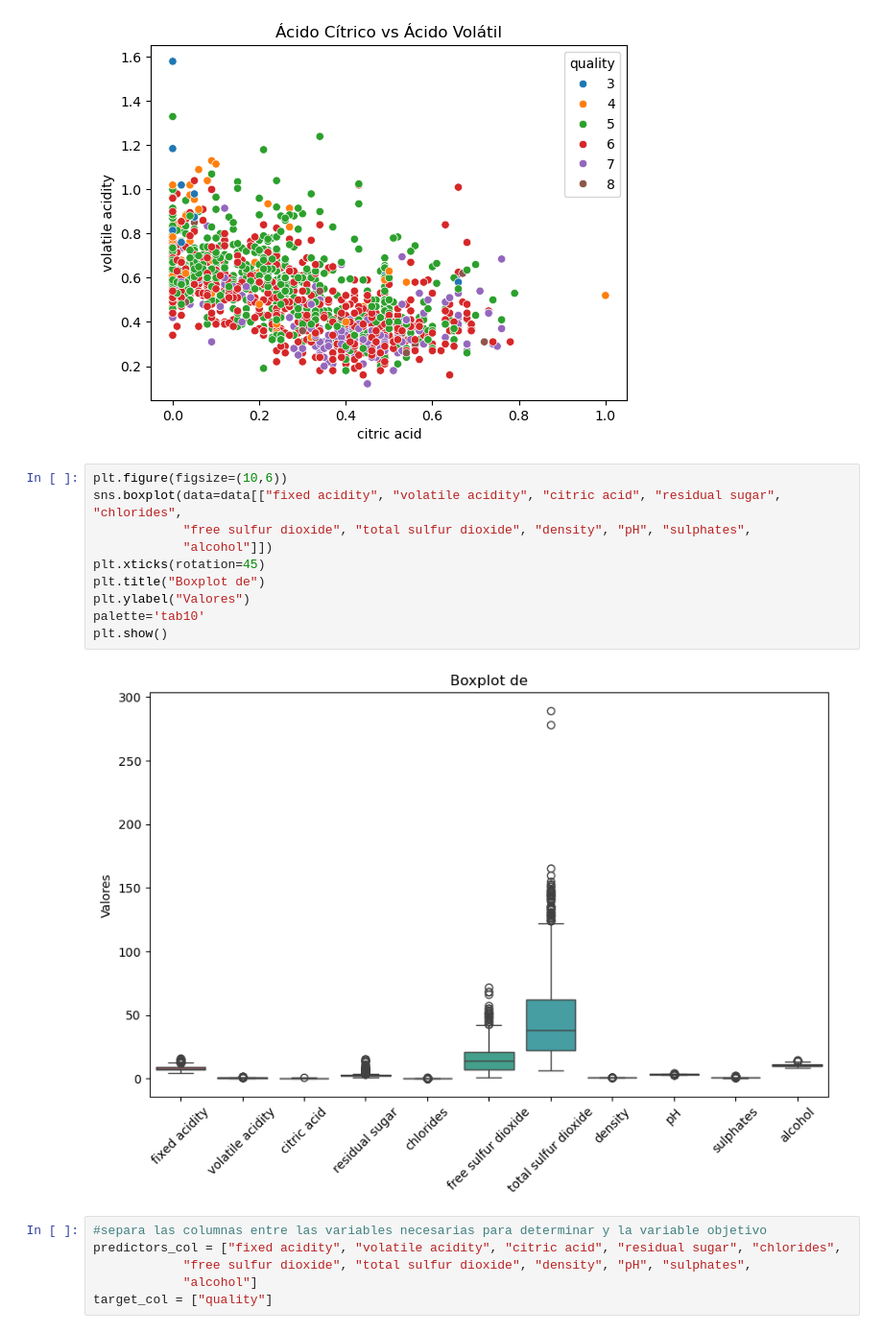
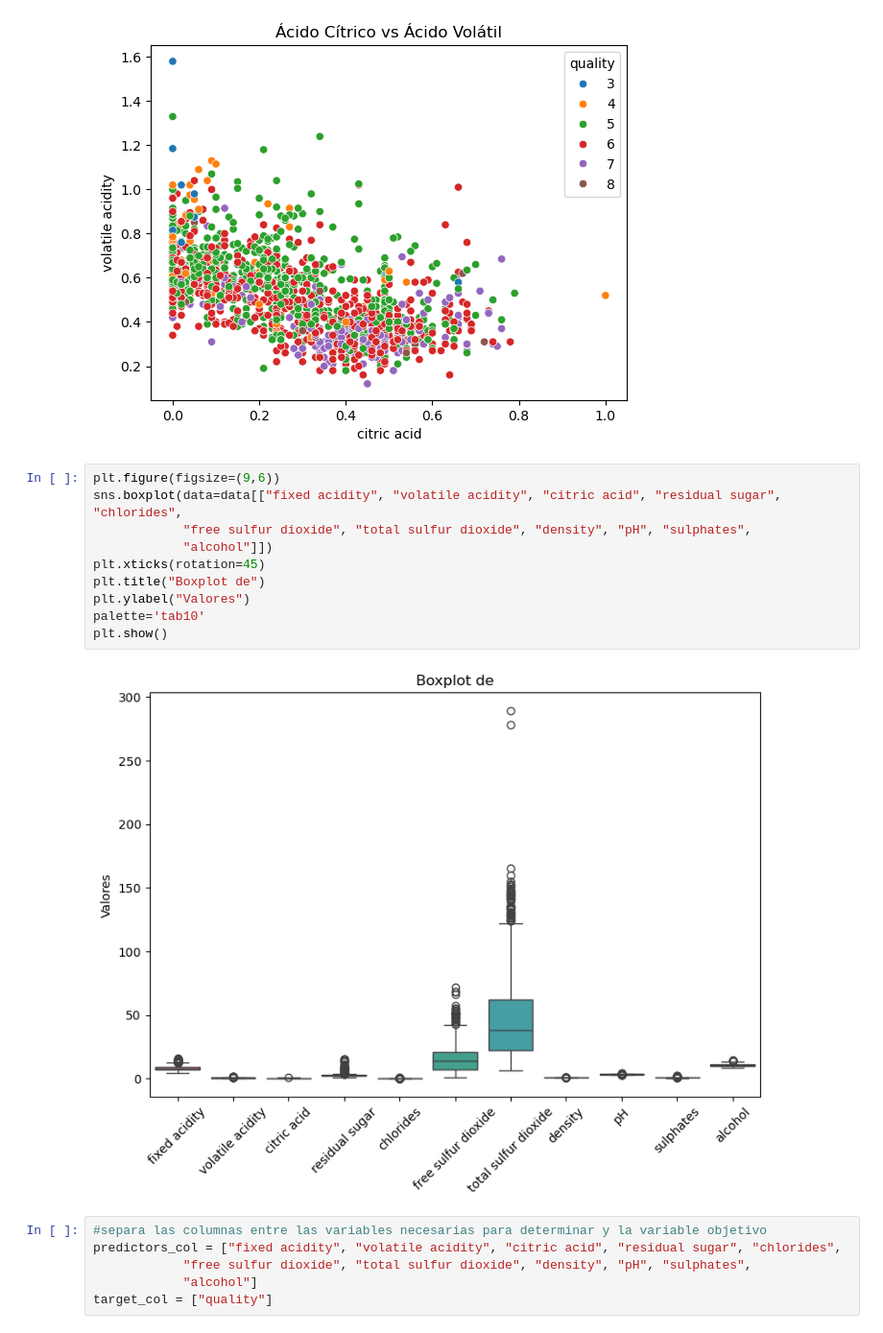
Before and after one commit to jaseguraro/AlgoritmosAprendizajeSup, a Jupyter notebook: Arboles de Desicion - Red Wine Quality/Arboles.ipynb, the cells around one changed output. Shown at 96% size. Saved outputs shown, nothing was run; the diff lists cells and outputs as text.

```diff
--- a/Arboles de Desicion - Red Wine Quality/Arboles.ipynb
+++ b/Arboles de Desicion - Red Wine Quality/Arboles.ipynb
@@ -175,17 +142,17 @@ plt.show()
 # %% [output]
 [figure]
 # %%
-plt.figure(figsize=(10,6))
+plt.figure(figsize=(9,6))
 sns.boxplot(data=data[["fixed acidity", "volatile acidity", "citric acid", "residual sugar", "chlorides",
             "free sulfur dioxide", "total sulfur dioxide", "density", "pH", "sulphates",
             "alcohol"]])
 plt.xticks(rotation=45)
 plt.title("Boxplot de")
 plt.ylabel("Valores")
 palette='tab10'
 plt.show()
 # %% [output]
-[figure, old version]
+[figure, new version]
 # %%
 #separa las columnas entre las variables necesarias para determinar y la variable objetivo
 predictors_col = ["fixed acidity", "volatile acidity", "citric acid", "residual sugar", "chlorides",
```
Also changed, not shown: parts of 15 cells of this notebook.
